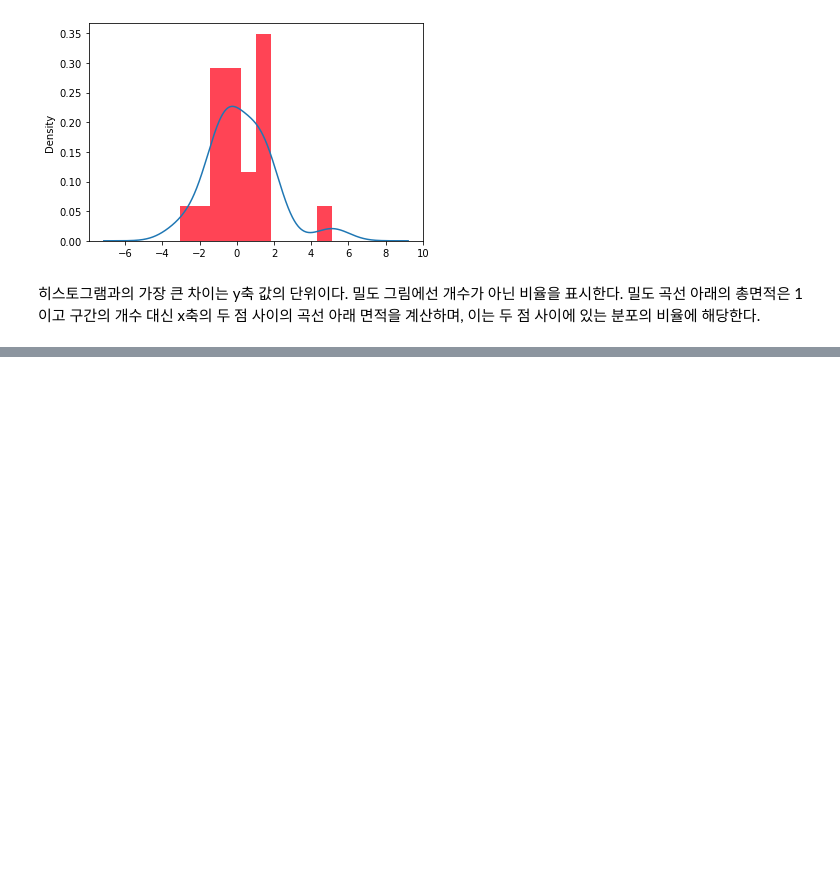
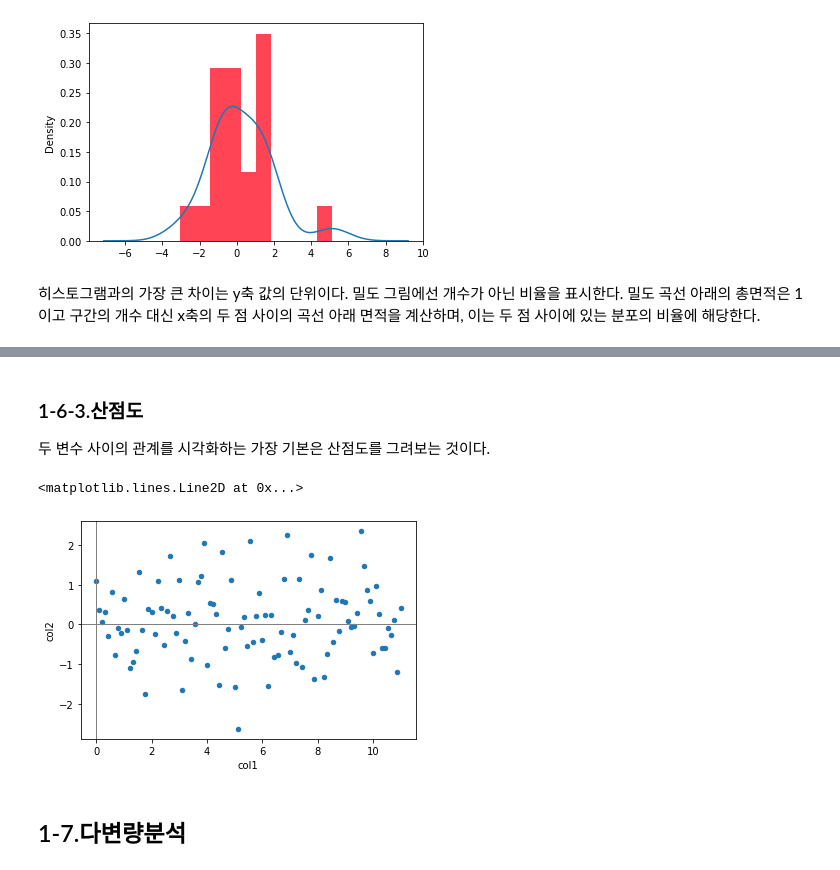
Before and after one commit to limyeonsang/datascience, a Jupyter notebook: statistics/1.ipynb, the cells around one changed output, grey strips where cells are left out. Cells and saved outputs as stored; diff of their text form; code cells hidden in the pictures; blank space fills up the shorter version.

```diff
--- a/statistics/1.ipynb
+++ b/statistics/1.ipynb
@@ -146,0 +148,12 @@ sns.heatmap(df.corr(), vmin=1, cmap=sns.diverging_palette(20,220, as_cmap=True))
+# %% [markdown]
+### 1-6-3.산점도
+두 변수 사이의 관계를 시각화하는 가장 기본은 산점도를 그려보는 것이다.
+# %%
+ax = df.plot.scatter(x='col1', y='col2')
+ax.axhline(0, color='grey', lw=1)
+ax.axvline(0, color='grey', lw=1)
+# %% [output]
+<matplotlib.lines.Line2D at 0x...>
+[figure, added]
+# %% [markdown]
+## 1-7.다변량분석
```
Also changed, not shown: parts of 18 cells of this notebook, 1 other file.
